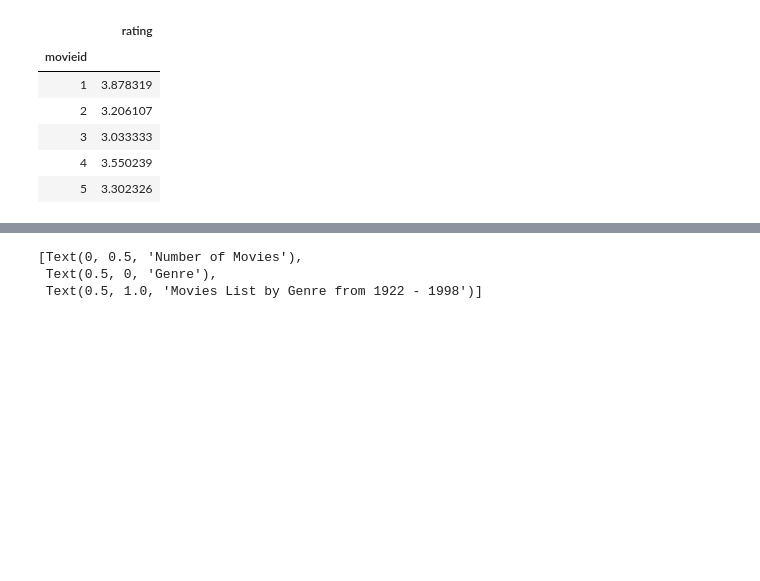
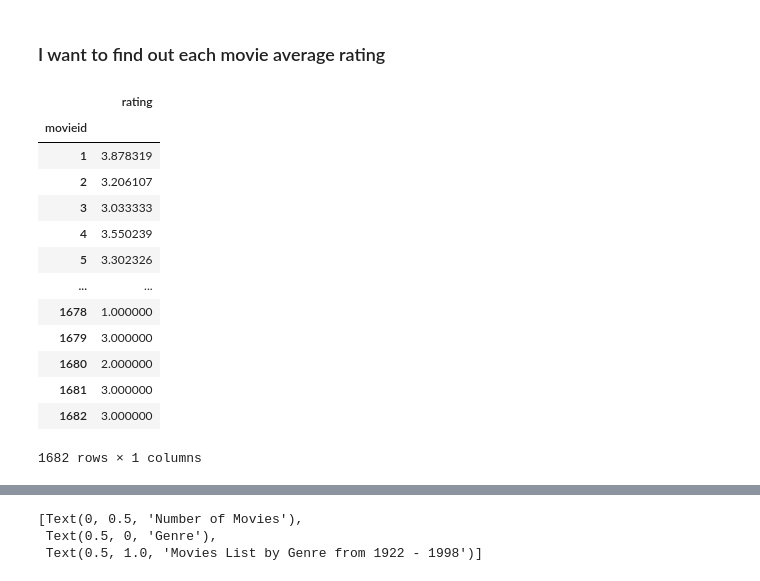
Before and after one commit to koyelpramanick/clustering, a Jupyter notebook: cluster.ipynb, the cells around one changed output, grey strips where cells are left out. Drawn from its saved outputs; the diff is of its cells as text; code cells hidden in the pictures; blank space fills up the shorter version.

```diff
--- a/cluster.ipynb
+++ b/cluster.ipynb
@@ -29,13 +69,22 @@ movies_rating.head()
+# %% [markdown]
+### I want to find out each movie average rating
 # %%
 #getting average rating of each movie
 avgRatingsMovies = movies_rating.groupby('movieid').mean()
 avgRatingsMovies.drop(['userid','timestamp','agerange'], axis=1, inplace=True)
-avgRatingsMovies.head()
+display(avgRatingsMovies)
 # %% [output]
 |  | rating |
 | movieid |  |
 | 1 | 3.878319 |
 | 2 | 3.206107 |
 | 3 | 3.033333 |
 | 4 | 3.550239 |
 | 5 | 3.302326 |
+| ... | ... |
+| 1678 | 1.000000 |
+| 1679 | 3.000000 |
+| 1680 | 2.000000 |
+| 1681 | 3.000000 |
+| 1682 | 3.000000 |
+1682 rows × 1 columns
```
Also changed, not shown: parts of 31 cells of this notebook.
